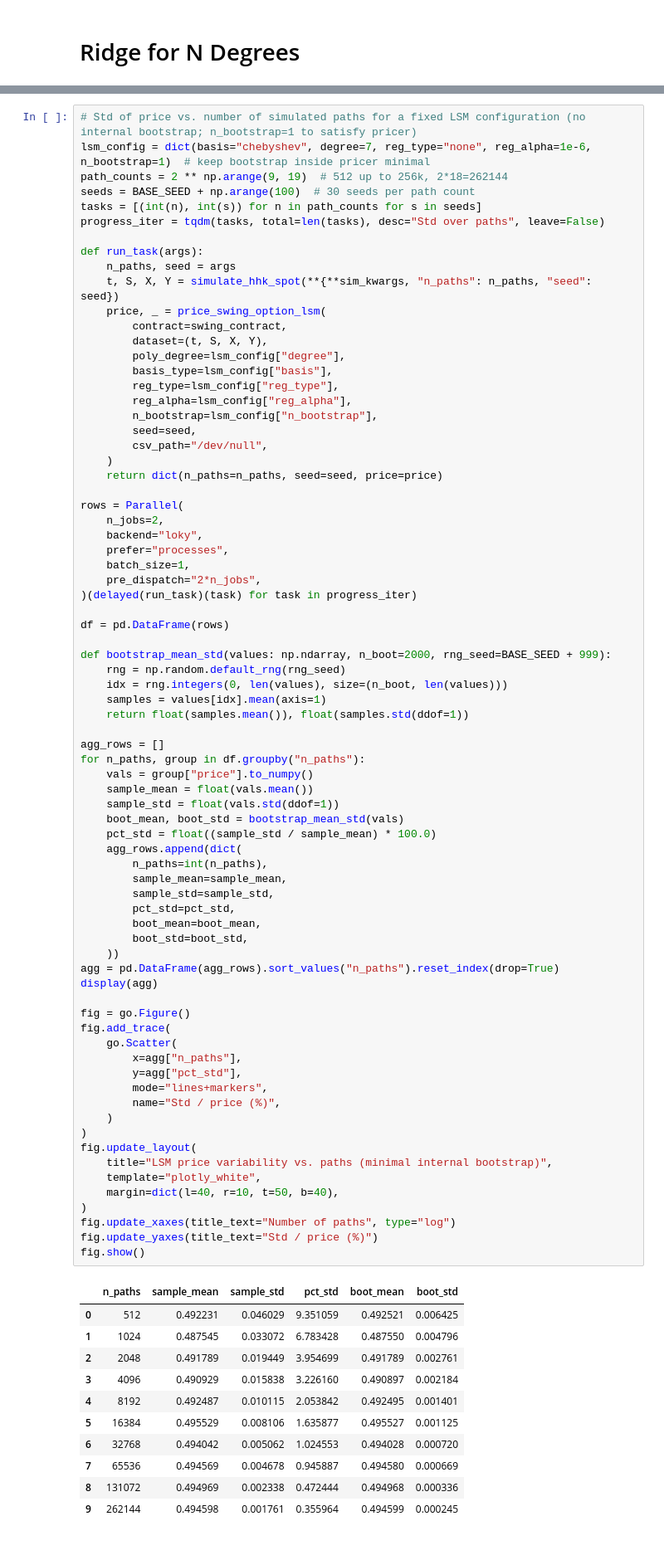
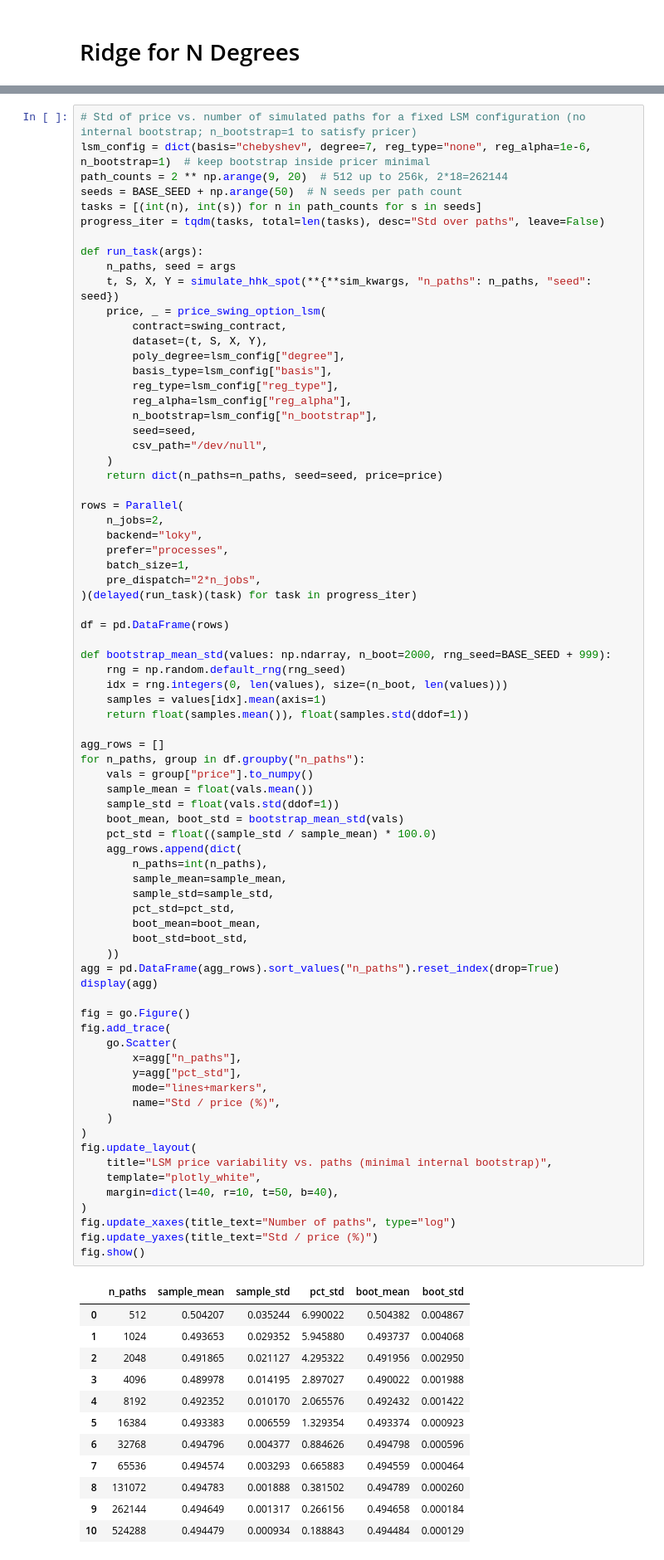
Before and after one commit to ithakis/DRL-Swing-Options, a Jupyter notebook: Jupyter Notebooks/2: Validation 2: LSM Pricing.ipynb, the cells around one changed output, grey strips where cells are left out. Shown at 83% size. Saved outputs shown, nothing was run; the diff lists cells and outputs as text.

```diff
--- a/Jupyter Notebooks/2: Validation 2: LSM Pricing.ipynb
+++ b/Jupyter Notebooks/2: Validation 2: LSM Pricing.ipynb
@@ -364,8 +364,8 @@ fig.show()
 # %%
 # Std of price vs. number of simulated paths for a fixed LSM configuration (no internal bootstrap; n_bootstrap=1 to satisfy pricer)
 lsm_config = dict(basis="chebyshev", degree=7, reg_type="none", reg_alpha=1e-6, n_bootstrap=1)  # keep bootstrap inside pricer minimal
-path_counts = 2 ** np.arange(9, 19)  # 512 up to 256k, 2*18=262144
-seeds = BASE_SEED + np.arange(100)  # 30 seeds per path count
+path_counts = 2 ** np.arange(9, 20)  # 512 up to 256k, 2*18=262144
+seeds = BASE_SEED + np.arange(50)  # N seeds per path count
 tasks = [(int(n), int(s)) for n in path_counts for s in seeds]
 progress_iter = tqdm(tasks, total=len(tasks), desc="Std over paths", leave=False)
 
@@ -411,40 +411,41 @@ for n_paths, group in df.groupby("n_paths"):
     agg_rows.append(dict(
         n_paths=int(n_paths),
         sample_mean=sample_mean,
         sample_std=sample_std,
         pct_std=pct_std,
         boot_mean=boot_mean,
         boot_std=boot_std,
     ))
 agg = pd.DataFrame(agg_rows).sort_values("n_paths").reset_index(drop=True)
 display(agg)
 
 fig = go.Figure()
 fig.add_trace(
     go.Scatter(
         x=agg["n_paths"],
         y=agg["pct_std"],
         mode="lines+markers",
         name="Std / price (%)",
     )
 )
 fig.update_layout(
     title="LSM price variability vs. paths (minimal internal bootstrap)",
     template="plotly_white",
     margin=dict(l=40, r=10, t=50, b=40),
 )
 fig.update_xaxes(title_text="Number of paths", type="log")
 fig.update_yaxes(title_text="Std / price (%)")
 fig.show()
 # %% [output]
 |  | n_paths | sample_mean | sample_std | pct_std | boot_mean | boot_std |
-| 0 | 512 | 0.492231 | 0.046029 | 9.351059 | 0.492521 | 0.006425 |
-| 1 | 1024 | 0.487545 | 0.033072 | 6.783428 | 0.487550 | 0.004796 |
-| 2 | 2048 | 0.491789 | 0.019449 | 3.954699 | 0.491789 | 0.002761 |
-| 3 | 4096 | 0.490929 | 0.015838 | 3.226160 | 0.490897 | 0.002184 |
-| 4 | 8192 | 0.492487 | 0.010115 | 2.053842 | 0.492495 | 0.001401 |
-| 5 | 16384 | 0.495529 | 0.008106 | 1.635877 | 0.495527 | 0.001125 |
-| 6 | 32768 | 0.494042 | 0.005062 | 1.024553 | 0.494028 | 0.000720 |
-| 7 | 65536 | 0.494569 | 0.004678 | 0.945887 | 0.494580 | 0.000669 |
-| 8 | 131072 | 0.494969 | 0.002338 | 0.472444 | 0.494968 | 0.000336 |
-| 9 | 262144 | 0.494598 | 0.001761 | 0.355964 | 0.494599 | 0.000245 |
+| 0 | 512 | 0.504207 | 0.035244 | 6.990022 | 0.504382 | 0.004867 |
+| 1 | 1024 | 0.493653 | 0.029352 | 5.945880 | 0.493737 | 0.004068 |
+| 2 | 2048 | 0.491865 | 0.021127 | 4.295322 | 0.491956 | 0.002950 |
+| 3 | 4096 | 0.489978 | 0.014195 | 2.897027 | 0.490022 | 0.001988 |
+| 4 | 8192 | 0.492352 | 0.010170 | 2.065576 | 0.492432 | 0.001422 |
+| 5 | 16384 | 0.493383 | 0.006559 | 1.329354 | 0.493374 | 0.000923 |
+| 6 | 32768 | 0.494796 | 0.004377 | 0.884626 | 0.494798 | 0.000596 |
+| 7 | 65536 | 0.494574 | 0.003293 | 0.665883 | 0.494559 | 0.000464 |
+| 8 | 131072 | 0.494783 | 0.001888 | 0.381502 | 0.494789 | 0.000260 |
+| 9 | 262144 | 0.494649 | 0.001317 | 0.266156 | 0.494658 | 0.000184 |
+| 10 | 524288 | 0.494479 | 0.000934 | 0.188843 | 0.494484 | 0.000129 |
```
Also changed, not shown: parts of 3 cells of this notebook, 13 other files.
